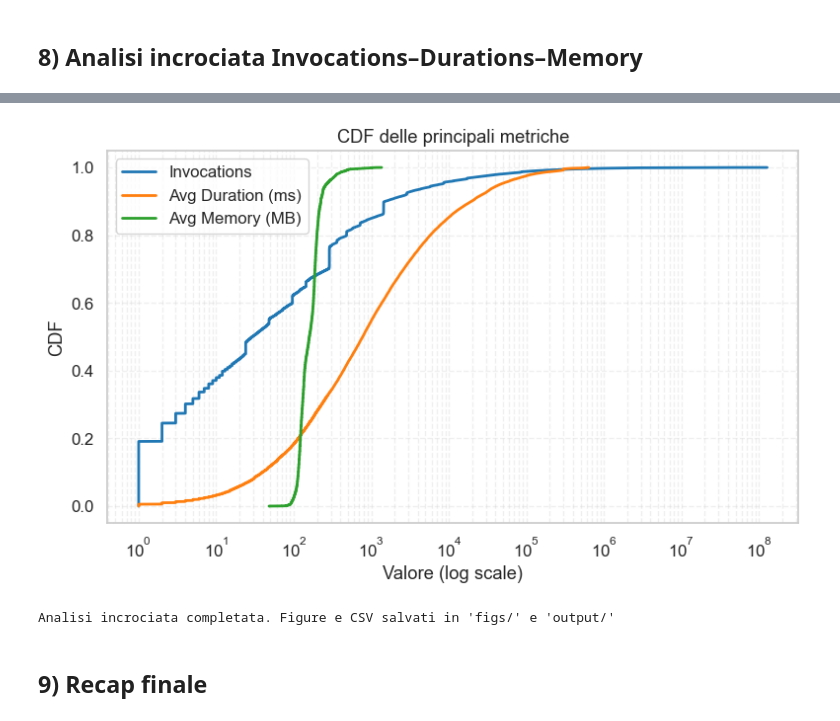
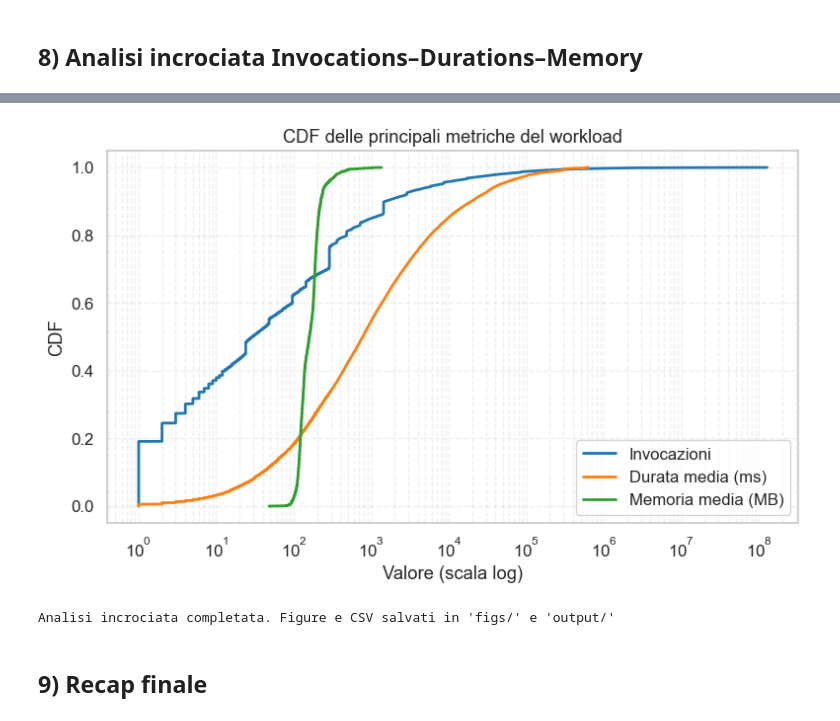
Before and after one commit to TamaraTer/Analisi_AzureFunctions_2019, a Jupyter notebook: analisi_serverless.ipynb, the cells around one changed output, grey strips where cells are left out. Saved outputs shown, nothing was run; the diff lists cells and outputs as text; code cells hidden in the pictures.

```diff
--- a/analisi_serverless.ipynb
+++ b/analisi_serverless.ipynb
@@ -3,6 +3,7 @@
 # %%
 import os
 from glob import glob
+from distfit import distfit
 import pyarrow.csv as pacsv
 import pyarrow.parquet as pq
 import pyarrow.dataset as ds
@@ -39,6 +40,15 @@ sns.set_theme(
 )
 
 plt.rcParams["lines.linewidth"] = 2
+
+# Rimozione outliers
+def remove_outliers_iqr(series):
+    q1 = series.quantile(0.25)
+    q3 = series.quantile(0.75)
+    iqr = q3 - q1
+    lower = q1 - 1.5 * iqr
+    upper = q3 + 1.5 * iqr
+    return series[(series >= lower) & (series <= upper)]
 
 # Directory dati
 DATA_DIR = "data"
@@ -1238,22 +1357,23 @@ Analisi concatenazione completa. Figure e CSV salvati in 'figs/' e 'output/'
 # %% [markdown]
 ## 8) Analisi incrociata Invocations–Durations–Memory
 # %%
-print("\nAnalisi Incrociata (invocations ⨝ durations ⨝ memory)")
+print("\nAnalisi Incrociata (invocazioni ⨝ durate ⨝ memoria)")
+
 # I tre dataset non possono essere uniti direttamente a causa delle elevate dimensioni complessive.
 # Per questo motivo viene costruito manualmente un campione incrociato nel seguente modo:
 #   1. estrazione delle chiavi comuni tra invocations, durations e memory;
-#   2. costruizione di due dizionari parziali (durations e memoria) in streaming;
-#   3. si scorre le invocations in streaming e genero un campione di righe coerenti.
+#   2. costruzione di due dizionari parziali (durate e memoria) in streaming;
+#   3. scansione delle invocations in streaming per generare un campione coerente.
 
 # Ogni record del campione contiene:
 #   - numero totale di invocazioni,
 #   - durata media della funzione,
-#   - memoria media allocata dall’app,
+#   - memoria media allocata dall’applicazione,
 #   - numero di campioni di durata raccolti.
 
 # Questo campione permette di esplorare correlazioni e pattern tra
 # intensità di utilizzo, prestazioni e footprint di memoria.
-# L’obiettivo non è ricostruire l’intero join tra dataset (troppo pesante),
+# L’obiettivo non è ricostruire l’intero join tra dataset (computazionalmente troppo costoso),
 # ma ottenere un sottoinsieme statisticamente rappresentativo del workload.
 
 inv_keys = set()
@@ -1276,25 +1396,21 @@ print("\nCaricamento chiavi memoria...")
 for batch in ds_memory.to_batches(columns=["HashOwner","HashApp"]):
     df = batch.to_pandas()
     mem_keys.update(zip(df.HashOwner, df.HashApp))
-print(f"   → app in memory: {len(mem_keys):,}")
-
+print(f"   → applicazioni in memory: {len(mem_keys):,}")
 
 # Coverage e intersezioni
-
 common_inv_dur = inv_keys & dur_keys
 common_all = {(o,a,f) for (o,a,f) in common_inv_dur if (o,a) in mem_keys}
 
-print("\n Coverage tra dataset (uniche funzioni/app accoppiabili)")
+print("\nCopertura tra dataset (chiavi accoppiabili)")
 print(f" - Invocations ∩ Durations: {len(common_inv_dur):,}")
 print(f" - Invocations ∩ Durations ∩ Memory: {len(common_all):,}")
 
-
 # Costruzione campione incrociato
-
 target_size = 30_000
 sample = []
 
-# Dizionari
+# Dizionari parziali
 dur_dict = {}
 for batch in ds_durations.to_batches(columns=["HashOwner","HashApp","HashFunction","Average","Count"]):
     df = batch.to_pandas()
@@ -1311,7 +1427,7 @@ for batch in ds_memory.to_batches(columns=["HashOwner","HashApp","AverageAllocat
     if len(mem_dict) > 50_000:
         break
 
-# Sampling invocations
+# Sampling delle invocations
 for batch in ds_invocations.to_batches():
     df = batch.to_pandas()
     minute_cols = [c for c in df.columns if c.isdigit()]
@@ -1319,8 +1435,10 @@ for batch in ds_invocations.to_batches():
 
     for r in df.itertuples(index=False):
         key = (r.HashOwner, r.HashApp, r.HashFunction)
-        if key not in dur_dict: continue
-        if (r.HashOwner, r.HashApp) not in mem_dict: continue
+        if key not in dur_dict:
+            continue
+        if (r.HashOwner, r.HashApp) not in mem_dict:
+            continue
         sample.append((
             r.TotalInvocations,
             dur_dict[key][0],
@@ -1338,66 +1456,67 @@ sample_df = pd.DataFrame(sample, columns=[
 ])
 print(f"   → campione creato: {len(sample_df):,} righe")
 
-
 # Statistiche incrociate
-
 print("\nSTATISTICHE INCROCIATE")
-print(sample_df.describe(percentiles=[0.5,0.9,0.99]))
+print(sample_df.describe(percentiles=[0.5, 0.9, 0.99]))
 
 # Scatter lineari
 plt.figure(figsize=(7,5))
 plt.scatter(sample_df["Invocations"], sample_df["AvgDuration_ms"], s=8, alpha=0.35)
-plt.title("Invocations vs Avg Duration (ms)")
-plt.xlabel("Invocations (sample)")
-plt.ylabel("Avg Duration (ms)")
+plt.title("Invocazioni vs durata media")
+plt.xlabel("Numero di invocazioni")
+plt.ylabel("Durata media (ms)")
 plt.tight_layout()
 plt.savefig(os.path.join(FIGS_DIR, "inv_vs_duration.png"))
 plt.show()
 
 plt.figure(figsize=(7,5))
 plt.scatter(sample_df["Invocations"], sample_df["AvgMem_MB"], s=8, alpha=0.35)
-plt.title("Invocations vs Avg Memory (MB)")
-plt.xlabel("Invocations (sample)")
-plt.ylabel("Avg Memory (MB)")
+plt.title("Invocazioni vs memoria media allocata")
+plt.xlabel("Numero di invocazioni")
+plt.ylabel("Memoria media (MB)")
 plt.tight_layout()
 plt.savefig(os.path.join(FIGS_DIR, "inv_vs_memory.png"))
 plt.show()
 
 plt.figure(figsize=(7,5))
 plt.scatter(sample_df["AvgDuration_ms"], sample_df["AvgMem_MB"], s=8, alpha=0.35)
-plt.title("Duration vs Memory")
-plt.xlabel("Avg Duration (ms)")
-plt.ylabel("Avg Memory (MB)")
+plt.title("Durata media vs memoria media")
+plt.xlabel("Durata media (ms)")
+plt.ylabel("Memoria media (MB)")
 plt.tight_layout()
 plt.savefig(os.path.join(FIGS_DIR, "duration_vs_memory.png"))
 plt.show()
 
 # Scatter log-log
 sample_df_filtered = sample_df[(sample_df > 0).all(axis=1)]
+
 plt.figure(figsize=(7,5))
 plt.scatter(sample_df_filtered["Invocations"], sample_df_filtered["AvgDuration_ms"], s=8, alpha=0.35)
 plt.xscale("log")
 plt.yscale("log")
-plt.title("Invocations vs Avg Duration (Log-Log)")
-plt.xlabel("Invocations (log)")
-plt.ylabel("Avg Duration (ms, log)")
+plt.title("Invocazioni vs durata media (scala log-log)")
+plt.xlabel("Invocazioni (scala log)")
+plt.ylabel("Durata media (ms, scala log)")
 plt.tight_layout()
 plt.savefig(os.path.join(FIGS_DIR, "inv_vs_duration_loglog.png"))
 plt.show()
 
 # CDF metriche principali
-
 plt.figure(figsize=(8,5))
-for col, label in [("Invocations", "Invocations"),
-                   ("AvgDuration_ms", "Avg Duration (ms)"),
-                   ("AvgMem_MB", "Avg Memory (MB)")]:
+for col, label in [
+    ("Invocations", "Invocazioni"),
+    ("AvgDuration_ms", "Durata media (ms)"),
+    ("AvgMem_MB", "Memoria media (MB)")
+]:
     vals = sample_df_filtered[col].sort_values()
     y = np.linspace(0, 1, len(vals))
     plt.plot(vals, y, label=label)
+
 plt.xscale("log")
-plt.xlabel("Valore (log scale)")
+plt.xlabel("Valore (scala log)")
 plt.ylabel("CDF")
-plt.title("CDF delle principali metriche")
+plt.title("CDF delle principali metriche del workload")
 plt.grid(True, which="both", ls="--", alpha=0.3)
 plt.legend()
 plt.tight_layout()
@@ -1430,4 +1549,4 @@ max    1.274717e+08   638244.000000     1.805164e+08   1361.000000
-[figure, old version]
+[figure, new version]
 Analisi incrociata completata. Figure e CSV salvati in 'figs/' e 'output/'
 # %% [markdown]
 ## 9) Recap finale
```
Also changed, not shown: parts of 6 cells of this notebook, 45 other files.
